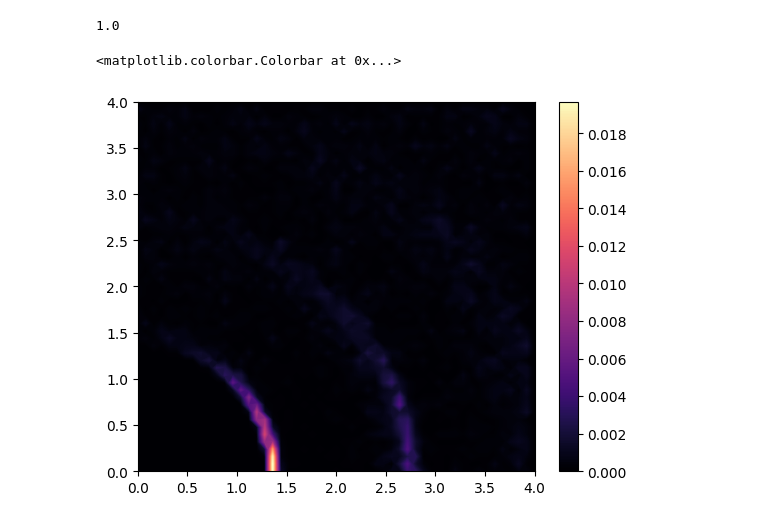
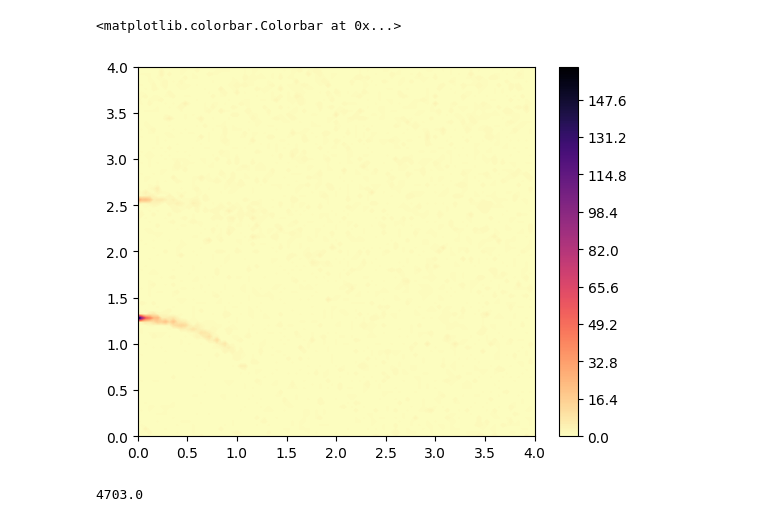
Before and after one commit to fizzausmani/Simulation, a Jupyter notebook: Pair Interactions_Notebook Version.ipynb, the cells around one changed output. Saved outputs shown, nothing was run; the diff lists cells and outputs as text; code cells hidden in the pictures.

```diff
--- a/Pair Interactions_Notebook Version.ipynb
+++ b/Pair Interactions_Notebook Version.ipynb
@@ -4,9 +4,19 @@ import matplotlib.pyplot as plt
 
 # pos = np.load('/Users/fizzausmani/Library/CloudStorage/Box-Box/Research/Python/Stability Analysis/CM T10000 N625 lattice sd1 isotropic continued pos.npy')[:,:,-1]
 # p = np.load('/Users/fizzausmani/Library/CloudStorage/Box-Box/Research/Python/Stability Analysis/CM T10000 N625 lattice sd1 isotropic continued p.npy')[:,:,-1]
-pos = np.load('/Users/fizzausmani/Library/CloudStorage/Box-Box/Research/Python/Stability Analysis/CM T10000 N625 lattice sd0.1 isotropic continued 3 pos.npy')[:,:,-1]
-p = np.load('/Users/fizzausmani/Library/CloudStorage/Box-Box/Research/Python/Stability Analysis/CM T10000 N625 lattice sd0.1 isotropic continued 3 p.npy')[:,:,-1]
+pos = np.load('/Users/fizzausmani/Library/CloudStorage/Box-Box/Research/Python/Stability Analysis/CM T10000 N625 lattice sd1 isotropic continued 2 pos.npy')[:,:,-1]
+p = np.load('/Users/fizzausmani/Library/CloudStorage/Box-Box/Research/Python/Stability Analysis/CM T10000 N625 lattice sd1 isotropic continued 2 p.npy')[:,:,-1]
 # pos_0001 = np.load('/Users/fizzausmani/Library/CloudStorage/Box-Box/Research/Python/Stability Analysis/CM T10000 N625 lattice sd0.01 isotropic continued 3 pos.npy')[:,:,-1]
+
+mask = (pos[0, :] < 0) | (pos[1, :] < 0)
+
+# Find the minimum x and y values for the positions that need adjustment
+min_x = np.min(pos[0, mask])
+min_y = np.min(pos[1, mask])
+
+# Translate only the positions that need adjustment
+pos[0, mask] -= min_x
+pos[1, mask] -= min_y
 # %%
 N = pos.shape[1]
 rfx=[]
@@ -38,8 +48,8 @@ rfy_reshaped = np.ravel(rfy)
 # plt.xlim(0,4)
 # plt.ylim(0,4)
 
-binedges_x = np.linspace(0, 4, 51)
-binedges_y = np.linspace(0, 4, 51)
+binedges_x = np.linspace(0, 4, 201)
+binedges_y = np.linspace(0, 4, 201)
 
 x_indices = (rfx_reshaped//(binedges_x[1] - binedges_x[0]))
 y_indices = (rfy_reshaped//(binedges_y[1] - binedges_y[0]))
@@ -58,14 +68,15 @@ bin_counts = np.zeros([len(binedges_x), len(binedges_y)])
 for i in range(0,x_indices.shape[0]):
     bin_counts[int(x_indices[i]), int(y_indices[i])] += 1
 
-bin_counts = bin_counts/np.sum(bin_counts)
+# bin_counts = bin_counts/np.sum(bin_counts)
+# bin_counts = bin_counts/(binedges_x[1]*binedges_y[1]*len(x_indices))
+# %%
+plt.contourf(binedges_x, binedges_y, bin_counts.T, levels = 500, cmap='magma_r')
+plt.colorbar()
+# %% [output]
+<matplotlib.colorbar.Colorbar at 0x...>
+[figure, added]
 # %%
 np.sum(bin_counts)
 # %% [output]
-1.0
+4703.0
-# %%
-plt.contourf(binedges_x, binedges_y, bin_counts, levels = 500, cmap='magma')
-plt.colorbar()
-# %% [output]
-<matplotlib.colorbar.Colorbar at 0x...>
-[figure, removed]
```
Also changed, not shown: 4 other files.
